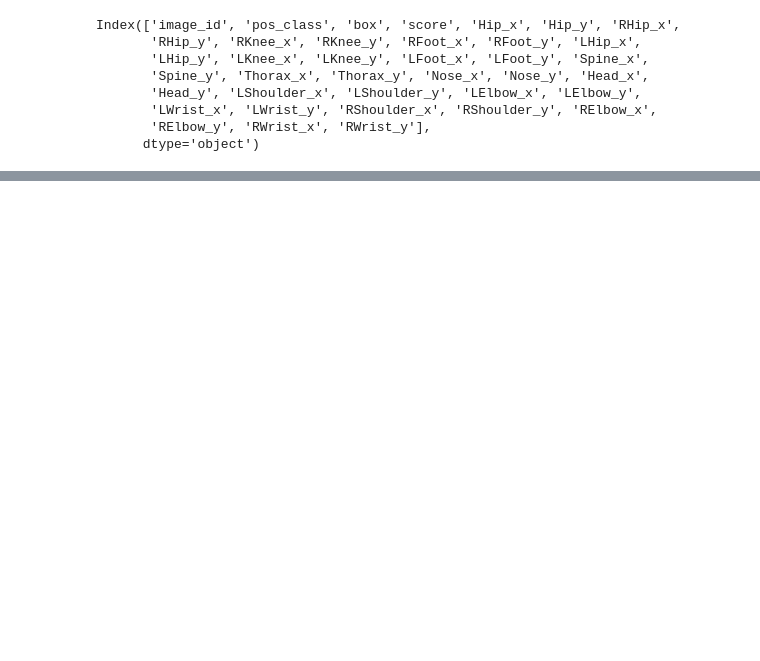
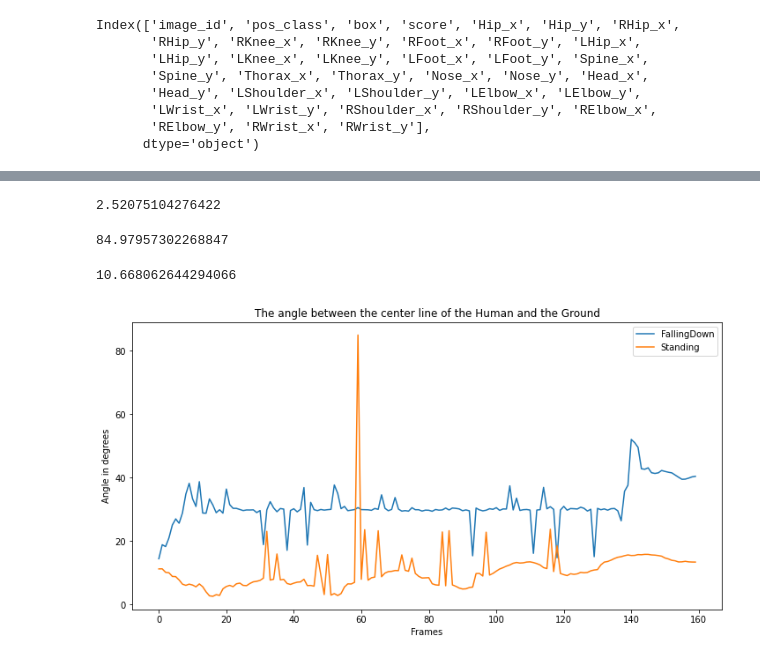
Before and after one commit to rashidch/View-Invariant-Framework-for-Human-Fall-Detection, a Jupyter notebook: train/joints data analysis.ipynb, the cells around one changed output, grey strips where cells are left out. Saved outputs shown, nothing was run; the diff lists cells and outputs as text; code cells hidden in the pictures; blank space fills up the shorter version.

```diff
--- a/train/joints data analysis.ipynb
+++ b/train/joints data analysis.ipynb
@@ -64,0 +59,3 @@ Name: 7000, dtype: object
+# %%
+box = df['box'][400]
+box
@@ -93,0 +111,6 @@ df['angle']= df.apply(lambda row: get_angle(x = row['angle_x'], y = row['angle_y
+# %%
+df3 = df[['pos_class','angle']]
+falling_angle  = df3.loc[(df3['pos_class']=='Falling')]
+standing_angle = df3.loc[(df3['pos_class']=='Standing')]
+falling_angle  = falling_angle.iloc[:160].to_numpy()
+standing_angle = standing_angle.iloc[:160].to_numpy()
@@ -93,0 +169,25 @@ df['angle']= df.apply(lambda row: get_angle(x = row['angle_x'], y = row['angle_y
+# %%
+standing_angle[:,1].min()
+# %% [output]
+2.52075104276422
+# %%
+standing_angle[:,1].max()
+# %% [output]
+84.97957302268847
+# %%
+standing_angle[:,1].mean()
+# %% [output]
+10.668062644294066
+# %%
+import matplotlib.pyplot as plt
+plt.figure(figsize=(12,6))
+frames = np.arange(0,len(falling_angle))
+plt.plot(frames,falling_angle[:,1],label='FallingDown')
+plt.plot(frames,standing_angle[:,1],label='Standing')
+plt.xlabel('Frames')
+plt.ylabel('Angle in degrees')
+plt.title('The angle between the center line of the Human and the Ground')
+plt.legend()
+plt.show()
+# %% [output]
+[figure, added]
```
Also changed, not shown: parts of 104 cells of this notebook, 11 other files.
